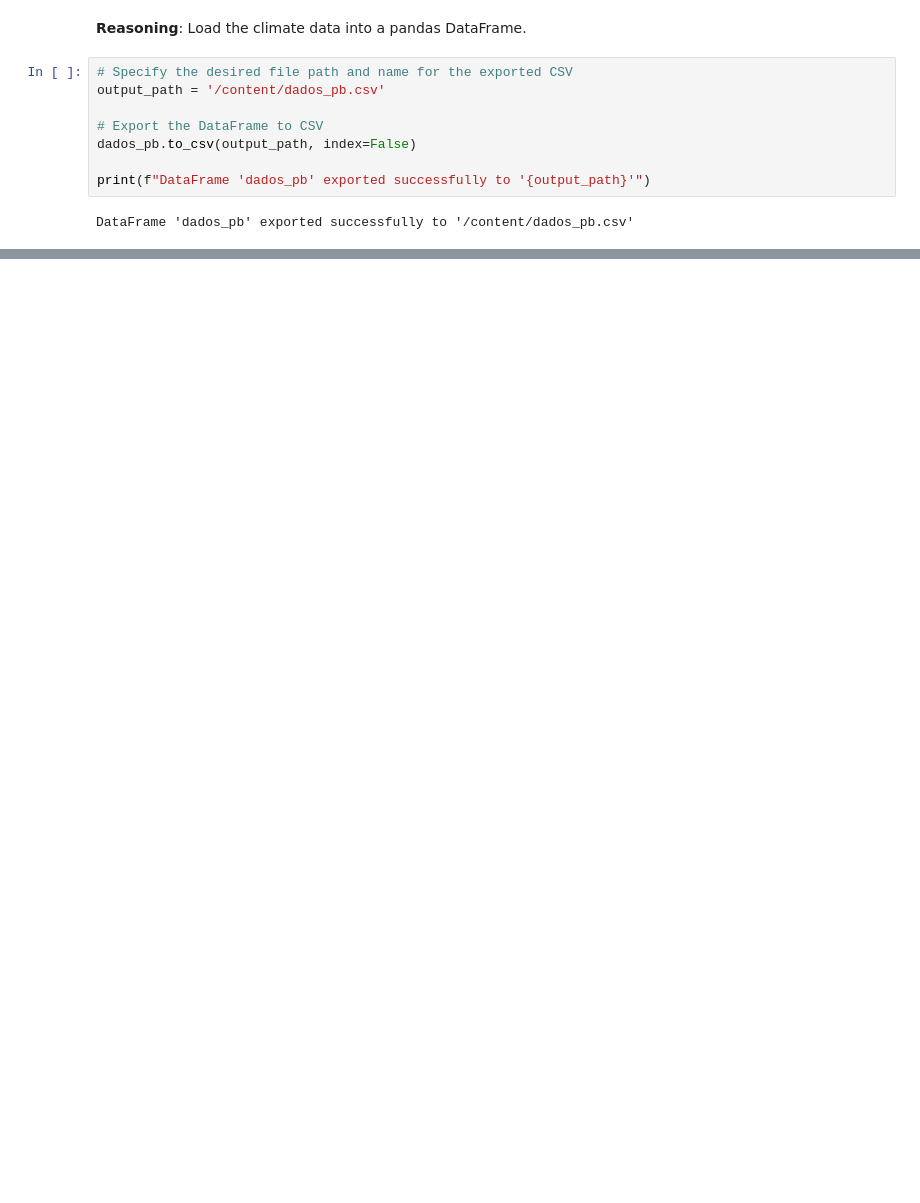
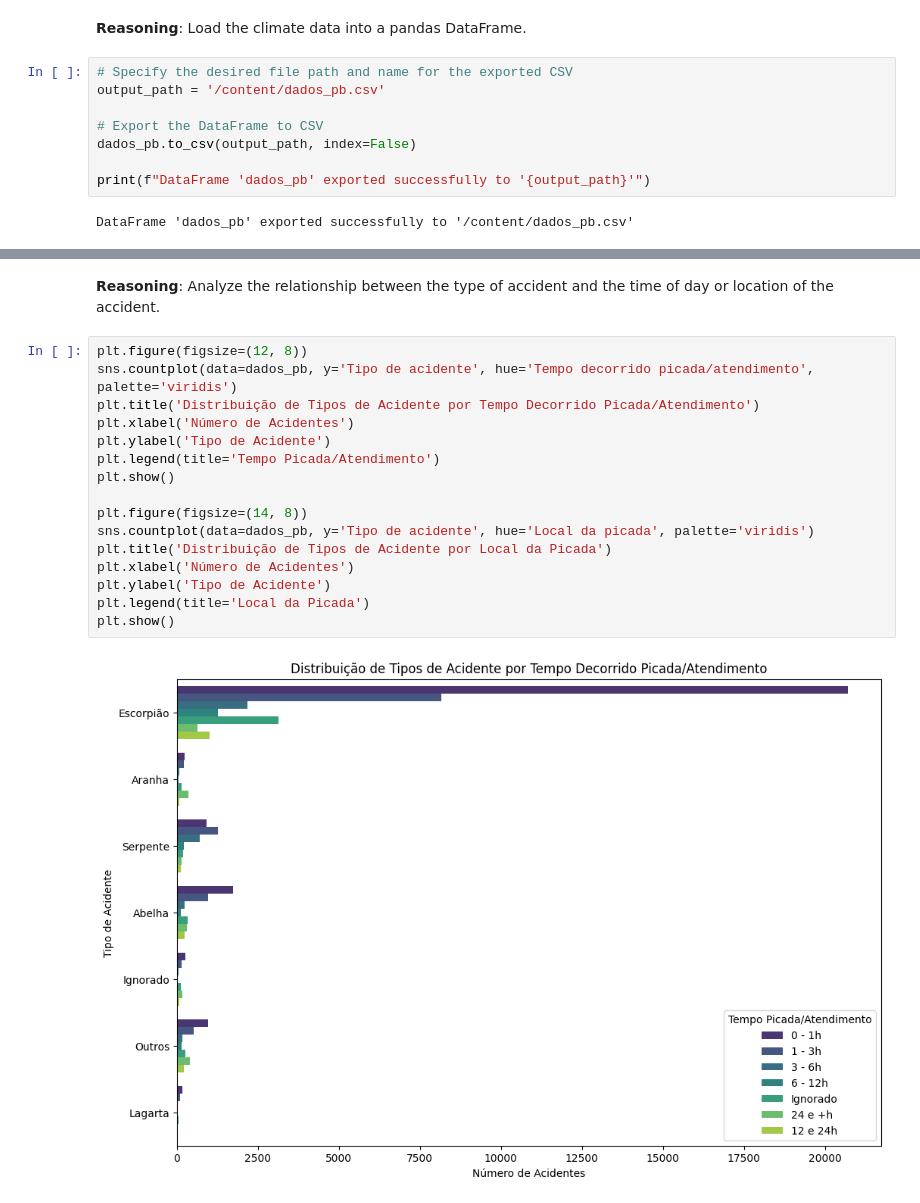
Before and after one commit to fabianosferreira/dataset, a Jupyter notebook: DataSet_Notif_Ofid.ipynb, the cells around one changed output, grey strips where cells are left out. Drawn from its saved outputs; the diff is of its cells as text; blank space fills up the shorter version.

```diff
--- a/DataSet_Notif_Ofid.ipynb
+++ b/DataSet_Notif_Ofid.ipynb
@@ -912,0 +996,21 @@ DataFrame 'dados_pb' exported successfully to '/content/dados_pb.csv'
+# %% [markdown]
+**Reasoning**:
+Analyze the relationship between the type of accident and the time of day or location of the accident.
+# %%
+plt.figure(figsize=(12, 8))
+sns.countplot(data=dados_pb, y='Tipo de acidente', hue='Tempo decorrido picada/atendimento', palette='viridis')
+plt.title('Distribuição de Tipos de Acidente por Tempo Decorrido Picada/Atendimento')
+plt.xlabel('Número de Acidentes')
+plt.ylabel('Tipo de Acidente')
+plt.legend(title='Tempo Picada/Atendimento')
+plt.show()
+
+plt.figure(figsize=(14, 8))
+sns.countplot(data=dados_pb, y='Tipo de acidente', hue='Local da picada', palette='viridis')
+plt.title('Distribuição de Tipos de Acidente por Local da Picada')
+plt.xlabel('Número de Acidentes')
+plt.ylabel('Tipo de Acidente')
+plt.legend(title='Local da Picada')
+plt.show()
+# %% [output]
+[figure, added]
```
Also changed, not shown: parts of 14 cells of this notebook.
